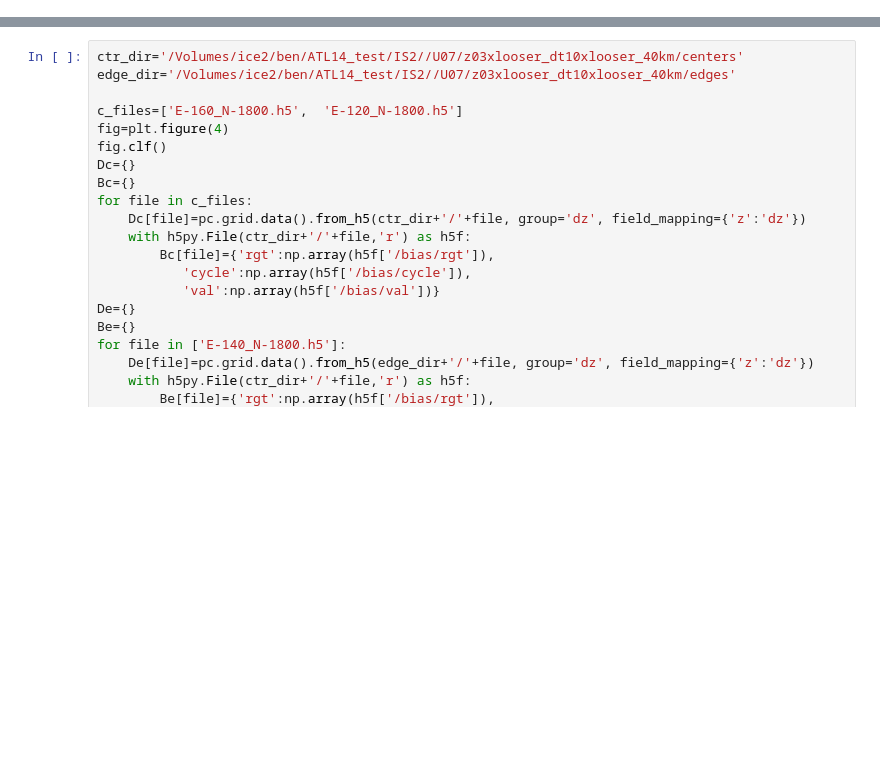
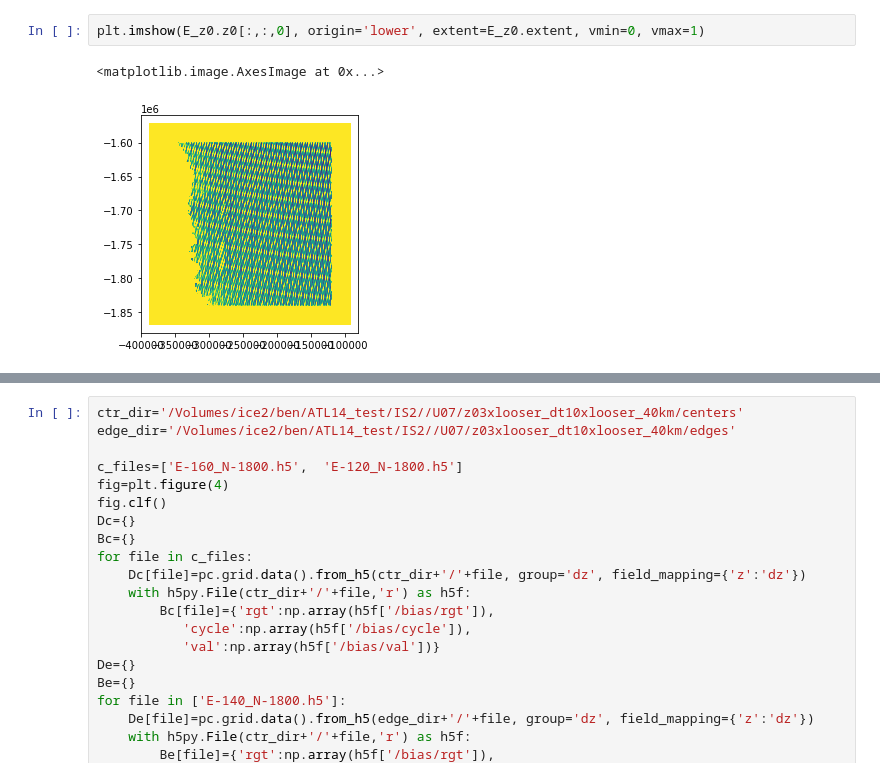
Before and after one commit to SmithB/surfaceChange, a Jupyter notebook: notebooks/view_results.ipynb, the cells around one changed output, grey strips where cells are left out. Saved outputs shown, nothing was run; the diff lists cells and outputs as text; blank space fills up the shorter version.

```diff
--- a/notebooks/view_results.ipynb
+++ b/notebooks/view_results.ipynb
@@ -33,0 +68,5 @@ plt.figure(1); plt.imshow(np.gradient(z0.z[:,:,0])[0], extent=z0.extent, vmin=-1
+# %%
+plt.imshow(E_z0.z0[:,:,0], origin='lower', extent=E_z0.extent, vmin=0, vmax=1)
+# %% [output]
+<matplotlib.image.AxesImage at 0x...>
+[figure, added]
```
Also changed, not shown: parts of 13 cells of this notebook, 1 other file.
